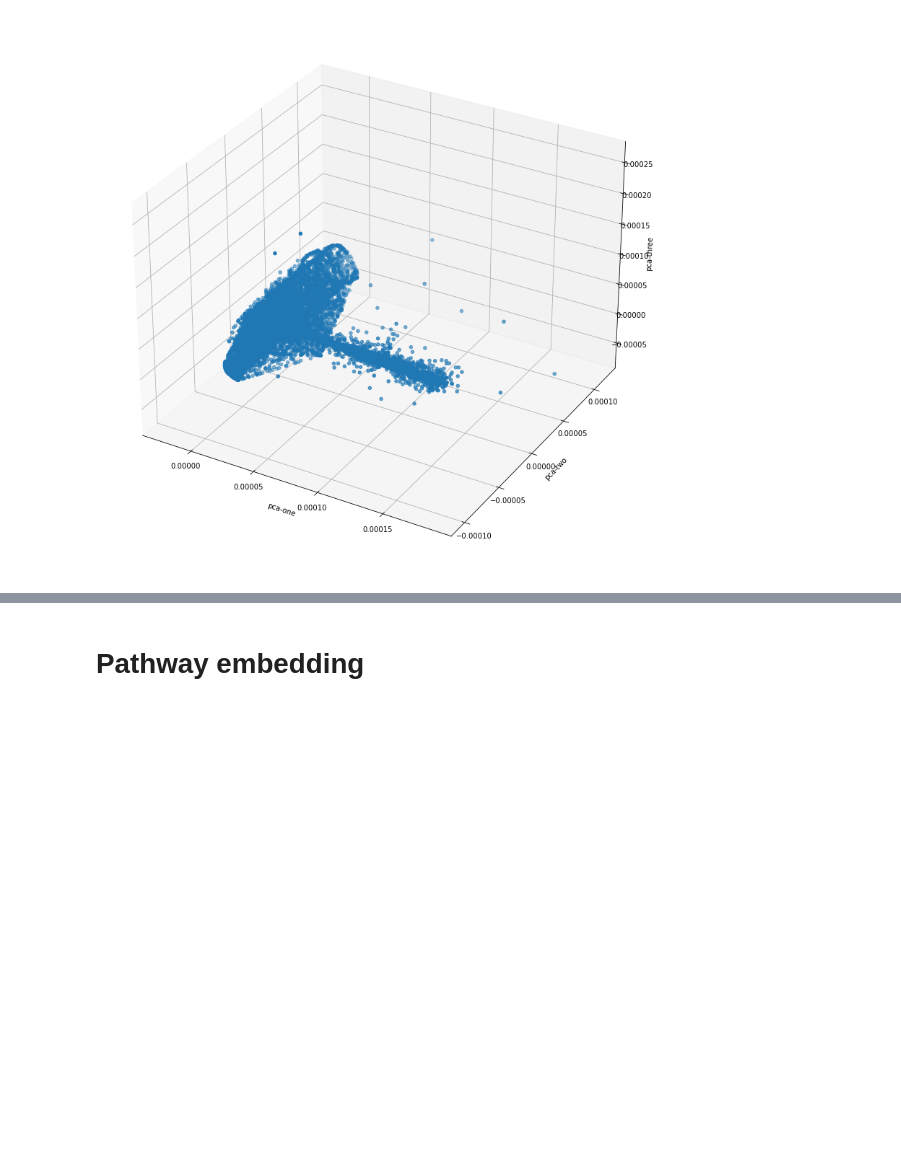
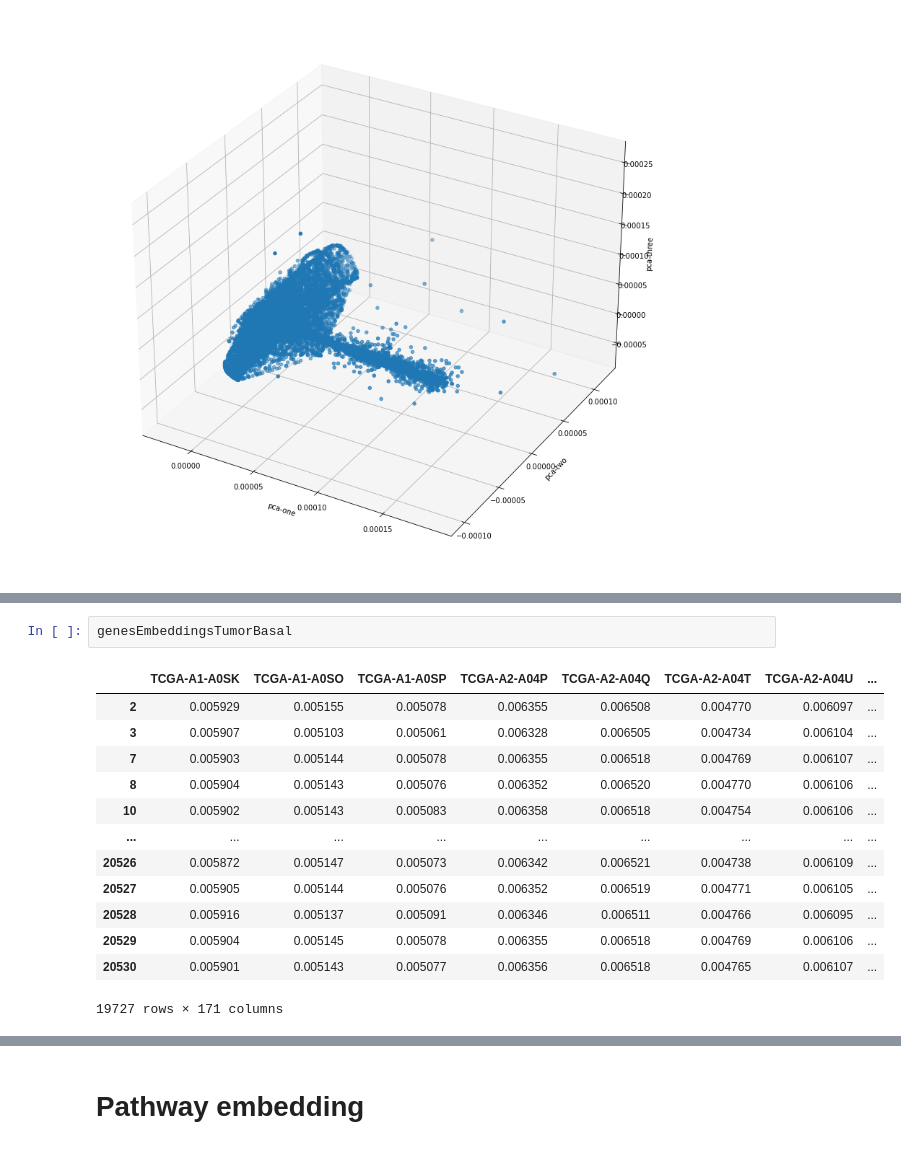
Before and after one commit to josura/GNN-metapathways, a Jupyter notebook: testGraph.ipynb, the cells around one changed output, grey strips where cells are left out. Drawn from its saved outputs; the diff is of its cells as text; blank space fills up the shorter version.

```diff
--- a/testGraph.ipynb
+++ b/testGraph.ipynb
@@ -1376,0 +1553,16 @@ plt.show()
+# %%
+genesEmbeddingsTumorBasal
+# %% [output]
+|  | TCGA-A1-A0SK | TCGA-A1-A0SO | TCGA-A1-A0SP | TCGA-A2-A04P | TCGA-A2-A04Q | TCGA-A2-A04T | TCGA-A2-A04U | ... |
+| 2 | 0.005929 | 0.005155 | 0.005078 | 0.006355 | 0.006508 | 0.004770 | 0.006097 | ... |
+| 3 | 0.005907 | 0.005103 | 0.005061 | 0.006328 | 0.006505 | 0.004734 | 0.006104 | ... |
+| 7 | 0.005903 | 0.005144 | 0.005078 | 0.006355 | 0.006518 | 0.004769 | 0.006107 | ... |
+| 8 | 0.005904 | 0.005143 | 0.005076 | 0.006352 | 0.006520 | 0.004770 | 0.006106 | ... |
+| 10 | 0.005902 | 0.005143 | 0.005083 | 0.006358 | 0.006518 | 0.004754 | 0.006106 | ... |
+| ... | ... | ... | ... | ... | ... | ... | ... | ... |
+| 20526 | 0.005872 | 0.005147 | 0.005073 | 0.006342 | 0.006521 | 0.004738 | 0.006109 | ... |
+| 20527 | 0.005905 | 0.005144 | 0.005076 | 0.006352 | 0.006519 | 0.004771 | 0.006105 | ... |
+| 20528 | 0.005916 | 0.005137 | 0.005091 | 0.006346 | 0.006511 | 0.004766 | 0.006095 | ... |
+| 20529 | 0.005904 | 0.005145 | 0.005078 | 0.006355 | 0.006518 | 0.004769 | 0.006106 | ... |
+| 20530 | 0.005901 | 0.005143 | 0.005077 | 0.006356 | 0.006518 | 0.004765 | 0.006107 | ... |
+19727 rows × 171 columns
```
Also changed, not shown: parts of 36 cells of this notebook, 5 other files.
